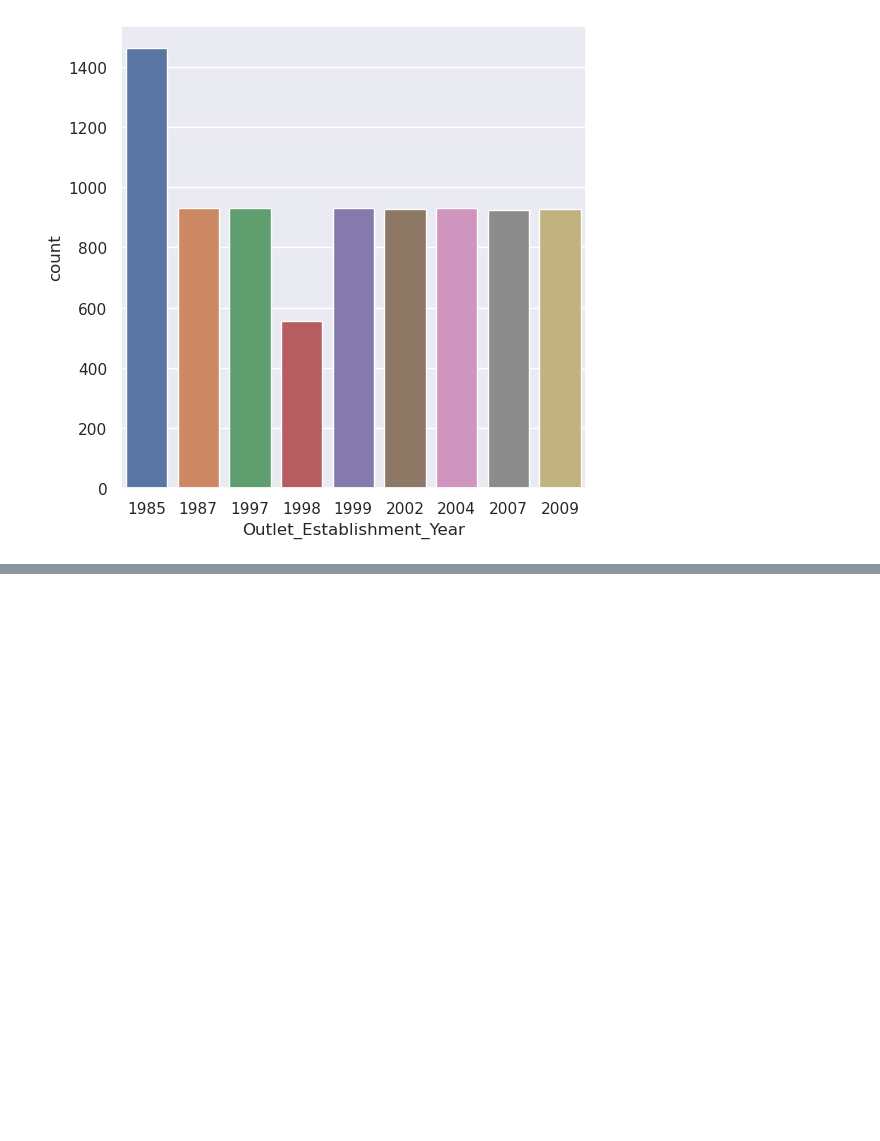
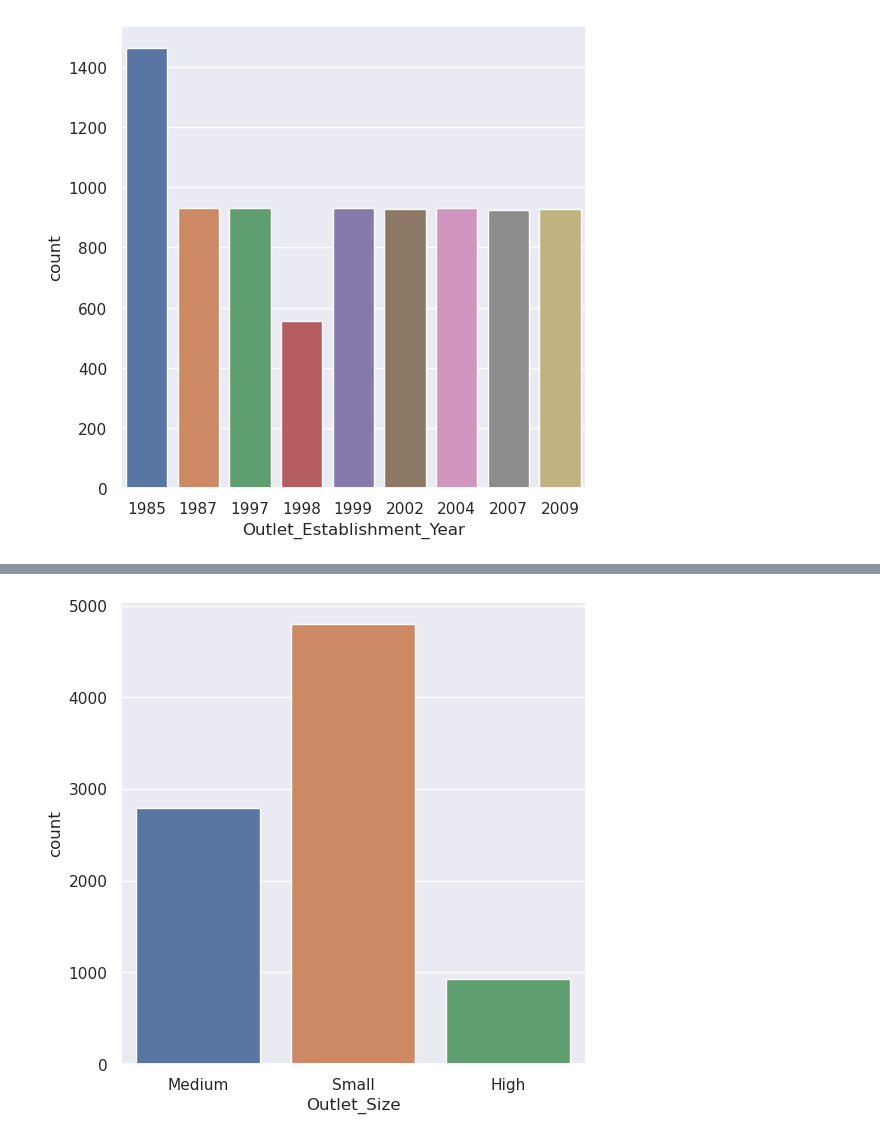
Before and after one commit to Kiash254/Deep-Learning-projects, a Jupyter notebook: bigMartsaes/big_mart.ipynb, the cells around one changed output, grey strips where cells are left out. Cells and saved outputs as stored; diff of their text form; code cells hidden in the pictures; blank space fills up the shorter version.

```diff
--- a/bigMartsaes/big_mart.ipynb
+++ b/bigMartsaes/big_mart.ipynb
@@ -190,0 +200,7 @@ plt.show()
+# %%
+# Outlet_Size column
+plt.figure(figsize=(6,6))
+sns.countplot(x='Outlet_Size', data=data)
+plt.show()
+# %% [output]
+[figure, added]
```
Also changed, not shown: parts of 21 cells of this notebook.
